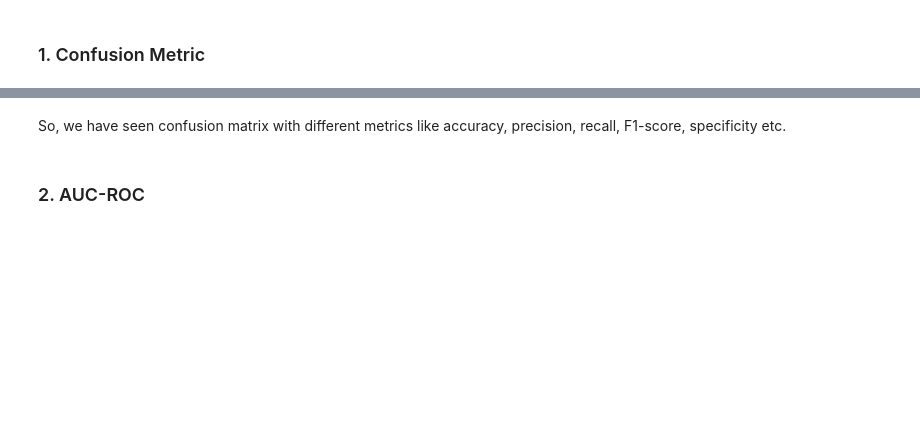
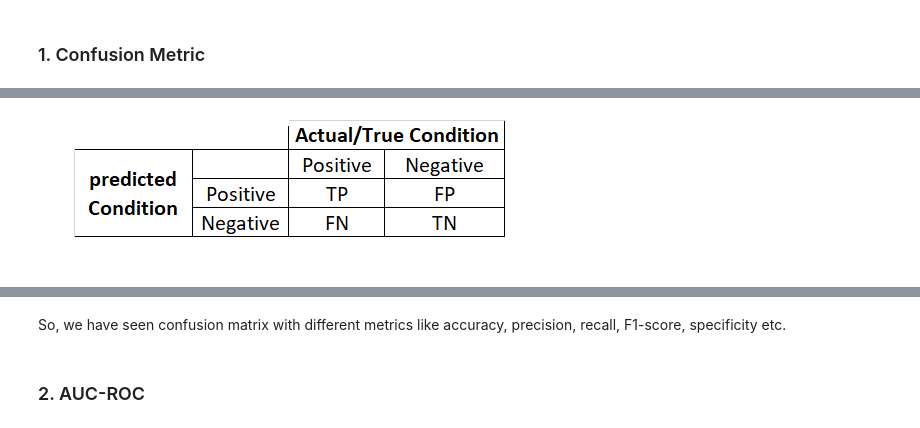
Before and after one commit to smsrikanthreddy/blog, a Jupyter notebook: _notebooks/Evaluation_Metrics.ipynb, the cells around one changed output, grey strips where cells are left out. Cells and saved outputs as stored; diff of their text form; code cells hidden in the pictures; blank space fills up the shorter version.

Commit message:
Evaluation metrics update

```diff
--- a/_notebooks/Evaluation_Metrics.ipynb
+++ b/_notebooks/Evaluation_Metrics.ipynb
@@ -63,0 +58,5 @@ The ideal scenario should be that the model output 0 false positives and 0 false
+# %%
+from IPython.display import Image
+Image(filename="./my_icons/Evaluation_Metrics/Srikanth_Confusion_Matrix_Diag.png")
+# %% [output]
+[figure, added]
```
Also changed, not shown: parts of 20 cells of this notebook, 2 other files.
